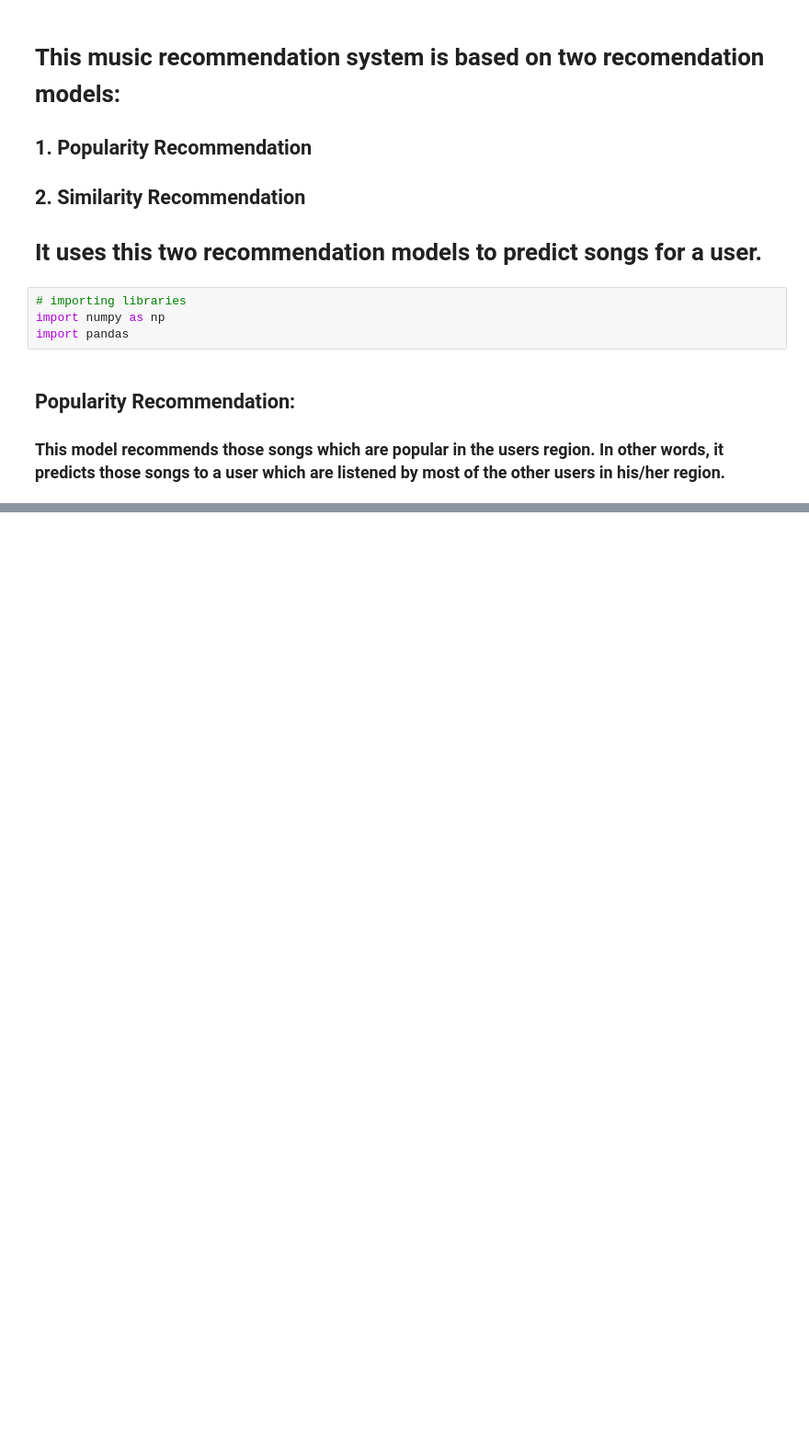
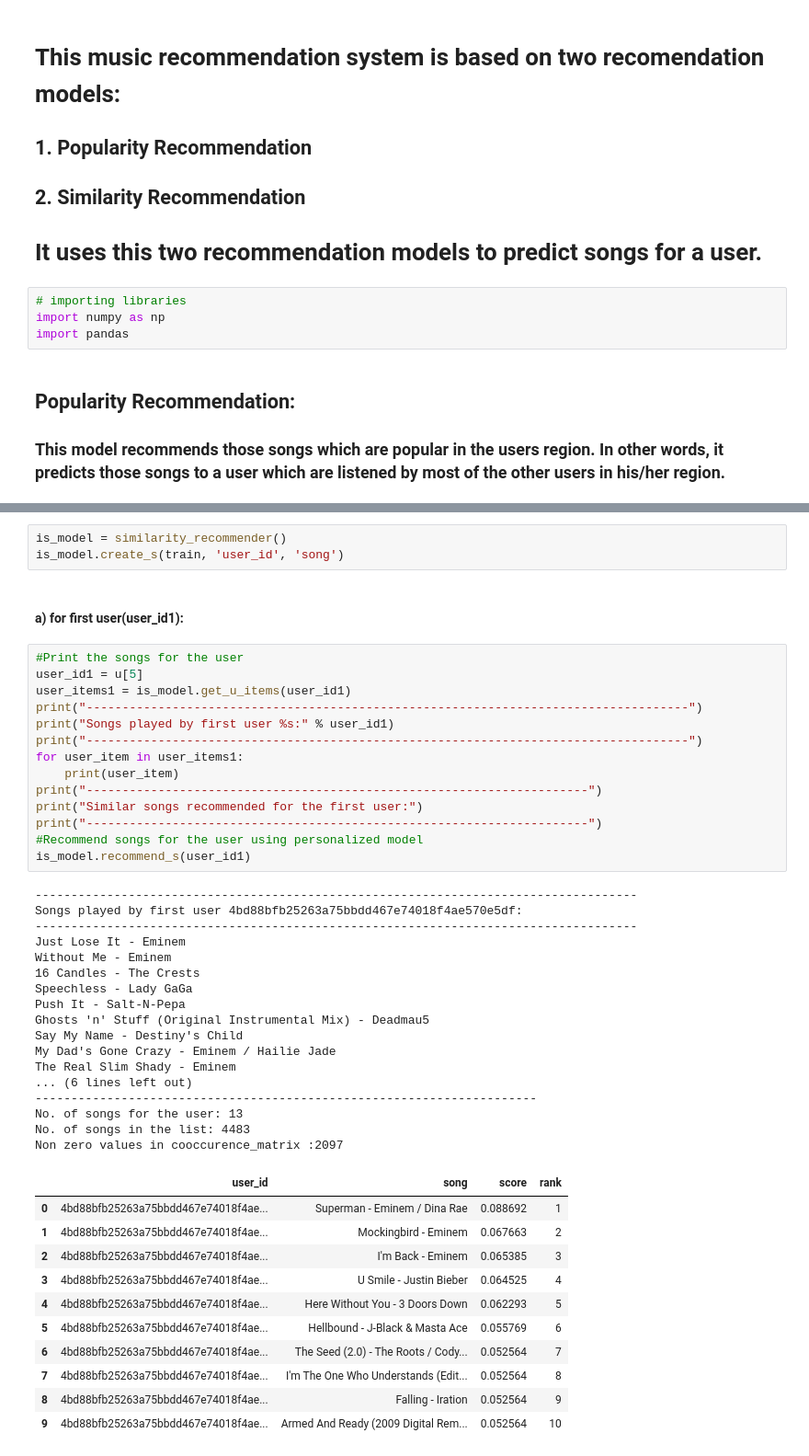
Before and after one commit to deepaksharma1234/AI---Music-Recommendation-System, a Jupyter notebook: code.ipynb, the cells around one changed output, grey strips where cells are left out. Shown at 92% size. Cells and saved outputs as stored; diff of their text form; blank space fills up the shorter version.

```diff
--- a/code.ipynb
+++ b/code.ipynb
@@ -49,0 +331,48 @@ class popularity_recommender():
+# %%
+is_model = similarity_recommender()
+is_model.create_s(train, 'user_id', 'song')
+# %% [markdown]
+#### a) for first user(user_id1):
+# %%
+#Print the songs for the user
+user_id1 = u[5]
+user_items1 = is_model.get_u_items(user_id1)
+print("------------------------------------------------------------------------------------")
+print("Songs played by first user %s:" % user_id1)
+print("------------------------------------------------------------------------------------")
+for user_item in user_items1:
+    print(user_item)
+print("----------------------------------------------------------------------")
+print("Similar songs recommended for the first user:")
+print("----------------------------------------------------------------------")
+#Recommend songs for the user using personalized model
+is_model.recommend_s(user_id1)
+# %% [output]
+------------------------------------------------------------------------------------
+Songs played by first user 4bd88bfb25263a75bbdd467e74018f4ae570e5df:
+------------------------------------------------------------------------------------
+Just Lose It - Eminem
+Without Me - Eminem
+16 Candles - The Crests
+Speechless - Lady GaGa
+Push It - Salt-N-Pepa
+Ghosts 'n' Stuff (Original Instrumental Mix) - Deadmau5
+Say My Name - Destiny's Child
+My Dad's Gone Crazy - Eminem / Hailie Jade
+The Real Slim Shady - Eminem
+... (6 lines left out)
+----------------------------------------------------------------------
+No. of songs for the user: 13
+No. of songs in the list: 4483
+Non zero values in cooccurence_matrix :2097
+|  | user_id | song | score | rank |
+| 0 | 4bd88bfb25263a75bbdd467e74018f4ae... | Superman - Eminem / Dina Rae | 0.088692 | 1 |
+| 1 | 4bd88bfb25263a75bbdd467e74018f4ae... | Mockingbird - Eminem | 0.067663 | 2 |
+| 2 | 4bd88bfb25263a75bbdd467e74018f4ae... | I'm Back - Eminem | 0.065385 | 3 |
+| 3 | 4bd88bfb25263a75bbdd467e74018f4ae... | U Smile - Justin Bieber | 0.064525 | 4 |
+| 4 | 4bd88bfb25263a75bbdd467e74018f4ae... | Here Without You - 3 Doors Down | 0.062293 | 5 |
+| 5 | 4bd88bfb25263a75bbdd467e74018f4ae... | Hellbound - J-Black & Masta Ace | 0.055769 | 6 |
+| 6 | 4bd88bfb25263a75bbdd467e74018f4ae... | The Seed (2.0) - The Roots / Cody... | 0.052564 | 7 |
+| 7 | 4bd88bfb25263a75bbdd467e74018f4ae... | I'm The One Who Understands (Edit... | 0.052564 | 8 |
+| 8 | 4bd88bfb25263a75bbdd467e74018f4ae... | Falling - Iration | 0.052564 | 9 |
+| 9 | 4bd88bfb25263a75bbdd467e74018f4ae... | Armed And Ready (2009 Digital Rem... | 0.052564 | 10 |
```
Also changed, not shown: parts of 27 cells of this notebook.
